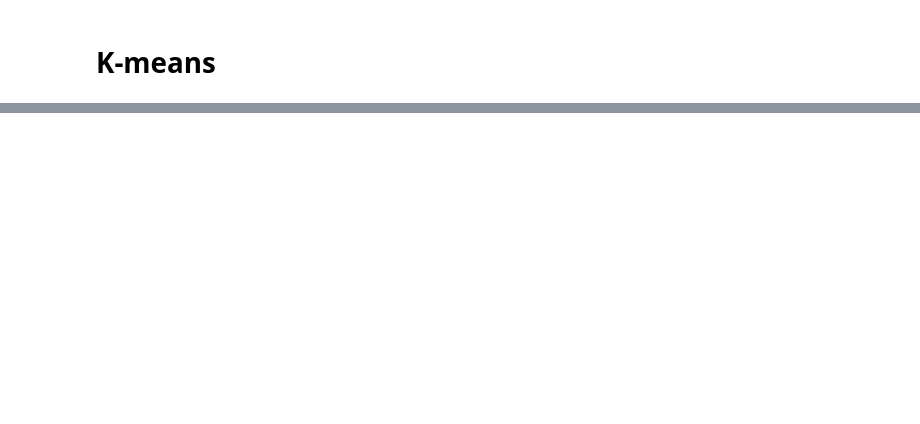
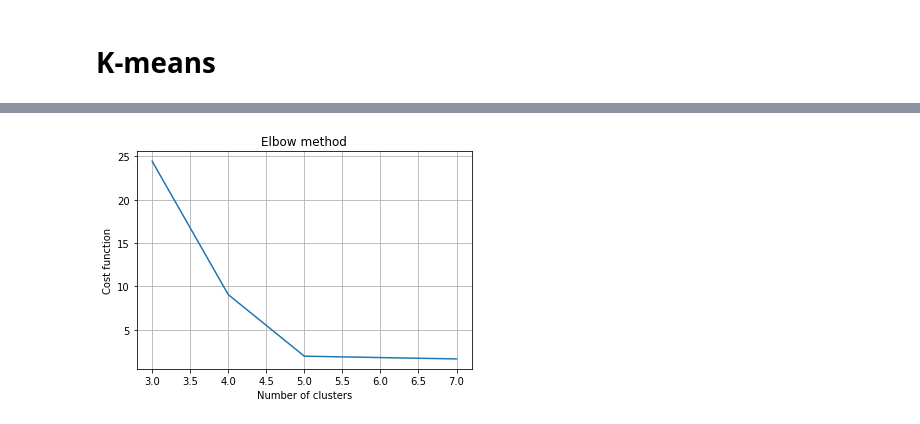
Before and after one commit to evylegzhanin/ML_DL_models_from_scratch, a Jupyter notebook: kmeans/k_means.ipynb, the cells around one changed output, grey strips where cells are left out. Saved outputs shown, nothing was run; the diff lists cells and outputs as text; code cells hidden in the pictures; blank space fills up the shorter version.

```diff
--- a/kmeans/k_means.ipynb
+++ b/kmeans/k_means.ipynb
@@ -83,0 +118,15 @@ plt.show()
+# %%
+elbow_accuracies = []
+for k in range(3, 8):
+  print('Current k: ', k)
+  model = KMeans(K=k)
+  train_data = model.train(train)
+  elbow_accuracies.append(model.best_accuracy)
+# %%
+plt.plot(list(range(3, 8)), elbow_accuracies)
+plt.xlabel('Number of clusters')
+plt.ylabel('Cost function')
+plt.title('Elbow method')
+plt.grid()
+# %% [output]
+[figure, added]
```
Also changed, not shown: parts of 7 cells of this notebook.
